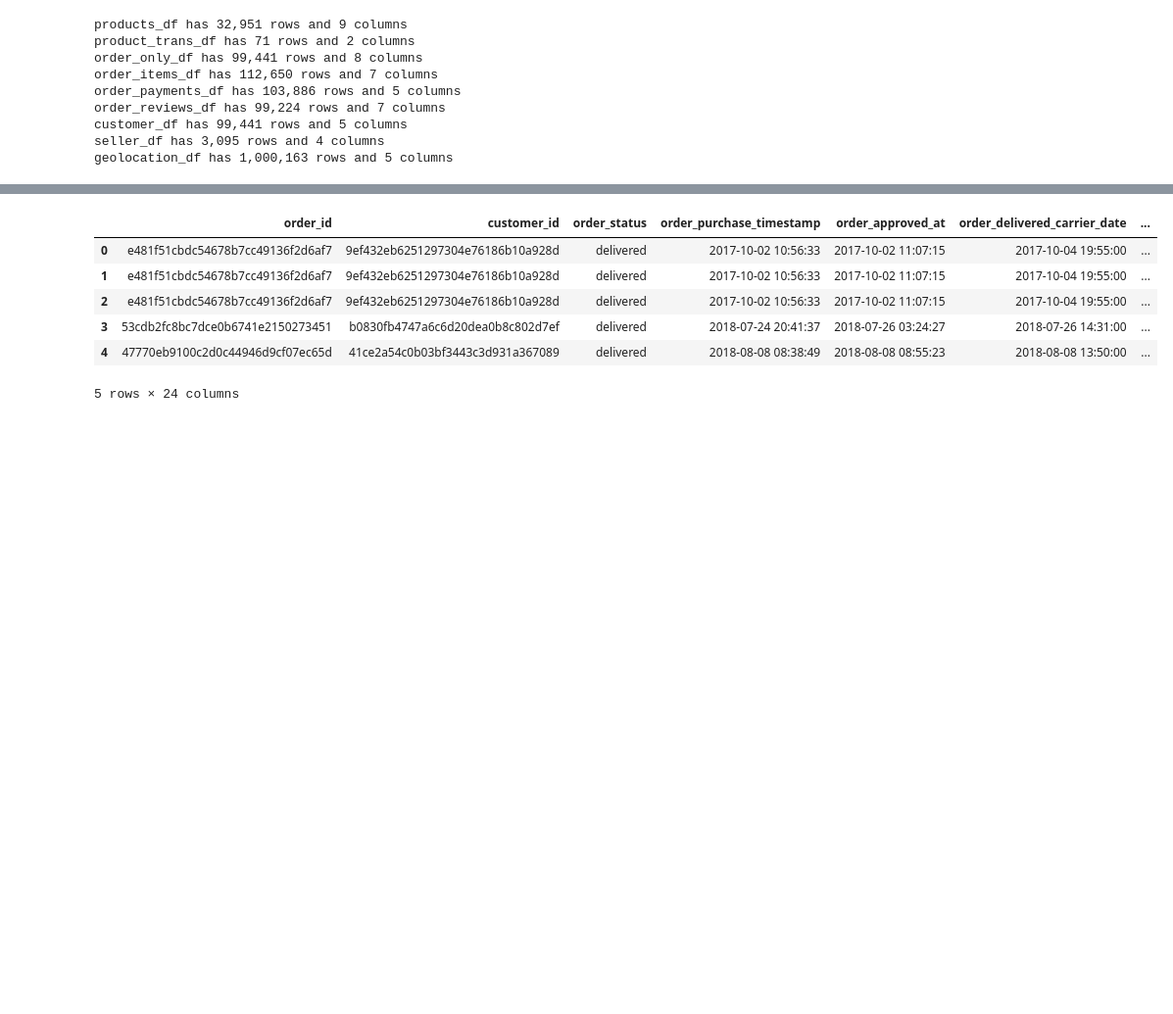
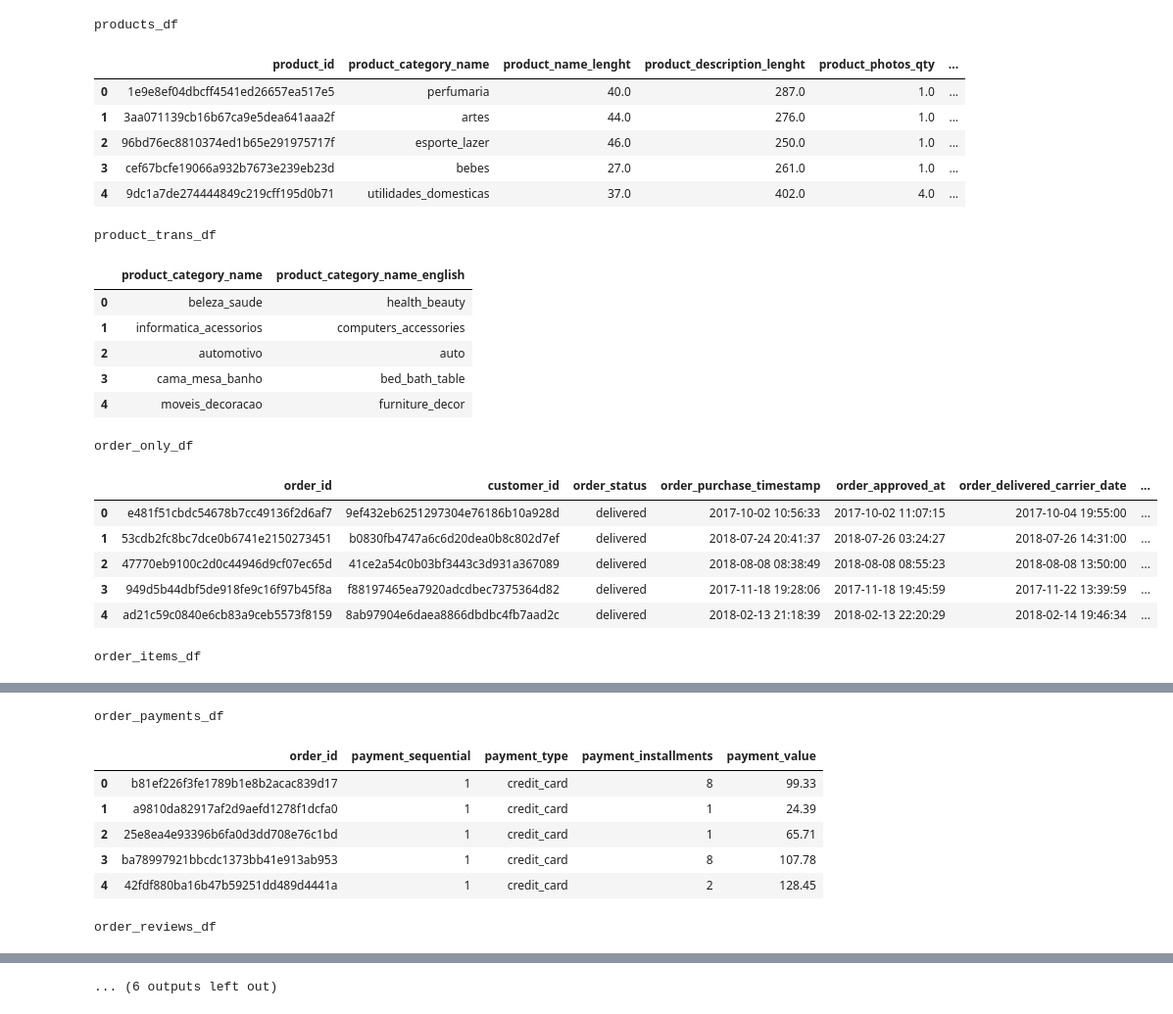
Before and after one commit to RuizLorenzoChavez/price-optimization-ML, a Jupyter notebook: main.ipynb, the cells around one changed output, grey strips where cells are left out. Shown: that part at 98% size. Cells and saved outputs as stored; diff of their text form; code cells hidden in the pictures; blank space fills up the shorter version.

```diff
--- a/main.ipynb
+++ b/main.ipynb
@@ -26,26 +34,39 @@ geolocation_df = pd.read_csv("data/olist_geolocation_dataset.csv")
 # %%
 df_dict = {
     "products_df": products_df,
     "product_trans_df": product_trans_df,
     "order_only_df": order_only_df,
     "order_items_df": order_items_df,
     "order_payments_df": order_payments_df,
     "order_reviews_df": order_reviews_df,
     "customer_df": customer_df,
     "seller_df": seller_df,
     "geolocation_df": geolocation_df,
     }
 
 for df in df_dict:
-    row_num, col_num = df_dict[df].shape
-    print(f"{df} has {row_num:,} rows and {col_num:,} columns")
+    print(f"\n{df}")
+    display(df_dict[df].head())
 # %% [output]
-products_df has 32,951 rows and 9 columns
-product_trans_df has 71 rows and 2 columns
-order_only_df has 99,441 rows and 8 columns
-order_items_df has 112,650 rows and 7 columns
-order_payments_df has 103,886 rows and 5 columns
-order_reviews_df has 99,224 rows and 7 columns
-customer_df has 99,441 rows and 5 columns
-seller_df has 3,095 rows and 4 columns
-geolocation_df has 1,000,163 rows and 5 columns
+products_df
+|  | product_id | product_category_name | product_name_lenght | product_description_lenght | product_photos_qty | ... |
+| 0 | 1e9e8ef04dbcff4541ed26657ea517e5 | perfumaria | 40.0 | 287.0 | 1.0 | ... |
+| 1 | 3aa071139cb16b67ca9e5dea641aaa2f | artes | 44.0 | 276.0 | 1.0 | ... |
+| 2 | 96bd76ec8810374ed1b65e291975717f | esporte_lazer | 46.0 | 250.0 | 1.0 | ... |
+| 3 | cef67bcfe19066a932b7673e239eb23d | bebes | 27.0 | 261.0 | 1.0 | ... |
+| 4 | 9dc1a7de274444849c219cff195d0b71 | utilidades_domesticas | 37.0 | 402.0 | 4.0 | ... |
+product_trans_df
+|  | product_category_name | product_category_name_english |
+| 0 | beleza_saude | health_beauty |
+| 1 | informatica_acessorios | computers_accessories |
+| 2 | automotivo | auto |
+| 3 | cama_mesa_banho | bed_bath_table |
+| 4 | moveis_decoracao | furniture_decor |
+order_only_df
+|  | order_id | customer_id | order_status | order_purchase_timestamp | order_approved_at | order_delivered_carrier_date | ... |
+| 0 | e481f51cbdc54678b7cc49136f2d6af7 | 9ef432eb6251297304e76186b10a928d | delivered | 2017-10-02 10:56:33 | 2017-10-02 11:07:15 | 2017-10-04 19:55:00 | ... |
+| 1 | 53cdb2fc8bc7dce0b6741e2150273451 | b0830fb4747a6c6d20dea0b8c802d7ef | delivered | 2018-07-24 20:41:37 | 2018-07-26 03:24:27 | 2018-07-26 14:31:00 | ... |
+| 2 | 47770eb9100c2d0c44946d9cf07ec65d | 41ce2a54c0b03bf3443c3d931a367089 | delivered | 2018-08-08 08:38:49 | 2018-08-08 08:55:23 | 2018-08-08 13:50:00 | ... |
+| 3 | 949d5b44dbf5de918fe9c16f97b45f8a | f88197465ea7920adcdbec7375364d82 | delivered | 2017-11-18 19:28:06 | 2017-11-18 19:45:59 | 2017-11-22 13:39:59 | ... |
+| 4 | ad21c59c0840e6cb83a9ceb5573f8159 | 8ab97904e6daea8866dbdbc4fb7aad2c | delivered | 2018-02-13 21:18:39 | 2018-02-13 22:20:29 | 2018-02-14 19:46:34 | ... |
+order_items_df
@@ -51,0 +79,8 @@ geolocation_df has 1,000,163 rows and 5 columns
+order_payments_df
+|  | order_id | payment_sequential | payment_type | payment_installments | payment_value |
+| 0 | b81ef226f3fe1789b1e8b2acac839d17 | 1 | credit_card | 8 | 99.33 |
+| 1 | a9810da82917af2d9aefd1278f1dcfa0 | 1 | credit_card | 1 | 24.39 |
+| 2 | 25e8ea4e93396b6fa0d3dd708e76c1bd | 1 | credit_card | 1 | 65.71 |
+| 3 | ba78997921bbcdc1373bb41e913ab953 | 1 | credit_card | 8 | 107.78 |
+| 4 | 42fdf880ba16b47b59251dd489d4441a | 1 | credit_card | 2 | 128.45 |
+order_reviews_df
@@ -52,21 +93 @@ geolocation_df has 1,000,163 rows and 5 columns
+... (6 outputs left out)
-# %%
-order_df = (order_only_df
-                    .merge(order_items_df,
-                           on="order_id",
-                           how="left")
-                    .merge(order_payments_df,
-                           on="order_id",
-                           how="left")
-                    .merge(order_reviews_df,
-                           on="order_id",
-                           how="left")
-                    )
-order_df.head()
-# %% [output]
-|  | order_id | customer_id | order_status | order_purchase_timestamp | order_approved_at | order_delivered_carrier_date | ... |
-| 0 | e481f51cbdc54678b7cc49136f2d6af7 | 9ef432eb6251297304e76186b10a928d | delivered | 2017-10-02 10:56:33 | 2017-10-02 11:07:15 | 2017-10-04 19:55:00 | ... |
-| 1 | e481f51cbdc54678b7cc49136f2d6af7 | 9ef432eb6251297304e76186b10a928d | delivered | 2017-10-02 10:56:33 | 2017-10-02 11:07:15 | 2017-10-04 19:55:00 | ... |
-| 2 | e481f51cbdc54678b7cc49136f2d6af7 | 9ef432eb6251297304e76186b10a928d | delivered | 2017-10-02 10:56:33 | 2017-10-02 11:07:15 | 2017-10-04 19:55:00 | ... |
-| 3 | 53cdb2fc8bc7dce0b6741e2150273451 | b0830fb4747a6c6d20dea0b8c802d7ef | delivered | 2018-07-24 20:41:37 | 2018-07-26 03:24:27 | 2018-07-26 14:31:00 | ... |
-| 4 | 47770eb9100c2d0c44946d9cf07ec65d | 41ce2a54c0b03bf3443c3d931a367089 | delivered | 2018-08-08 08:38:49 | 2018-08-08 08:55:23 | 2018-08-08 13:50:00 | ... |
-5 rows × 24 columns
```
Also changed, not shown: parts of 6 cells of this notebook.
